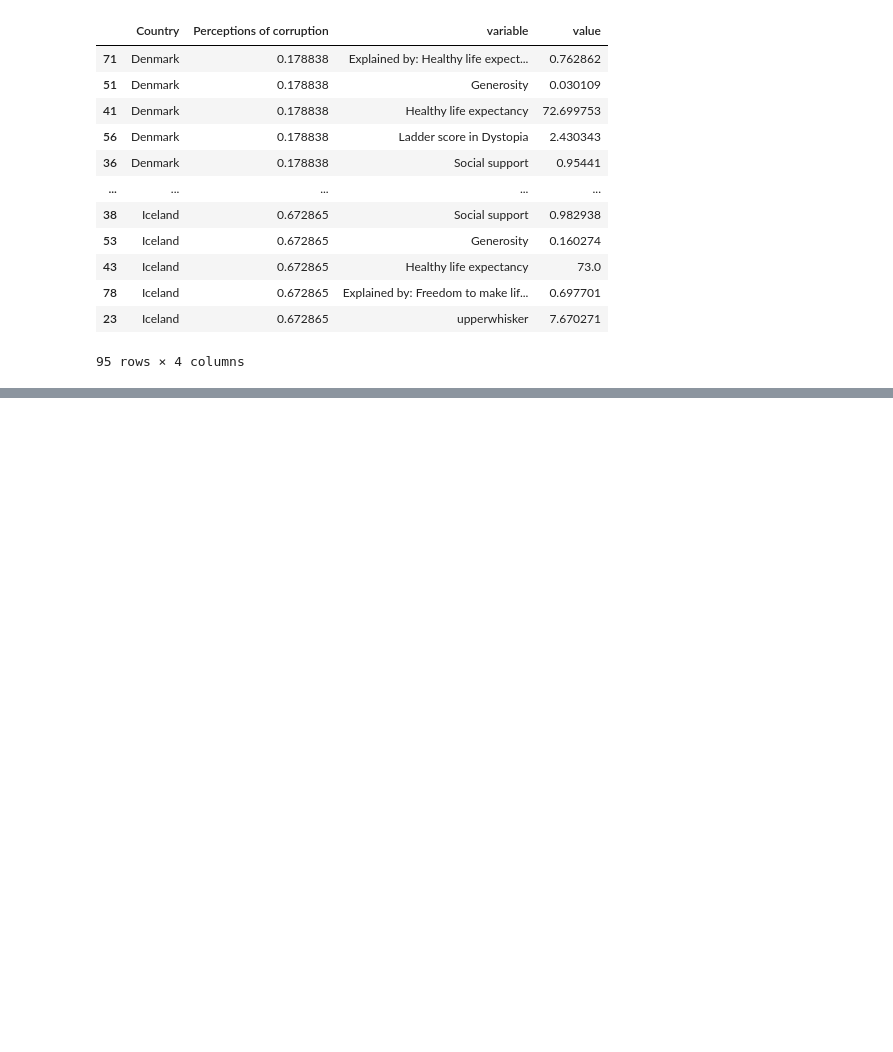
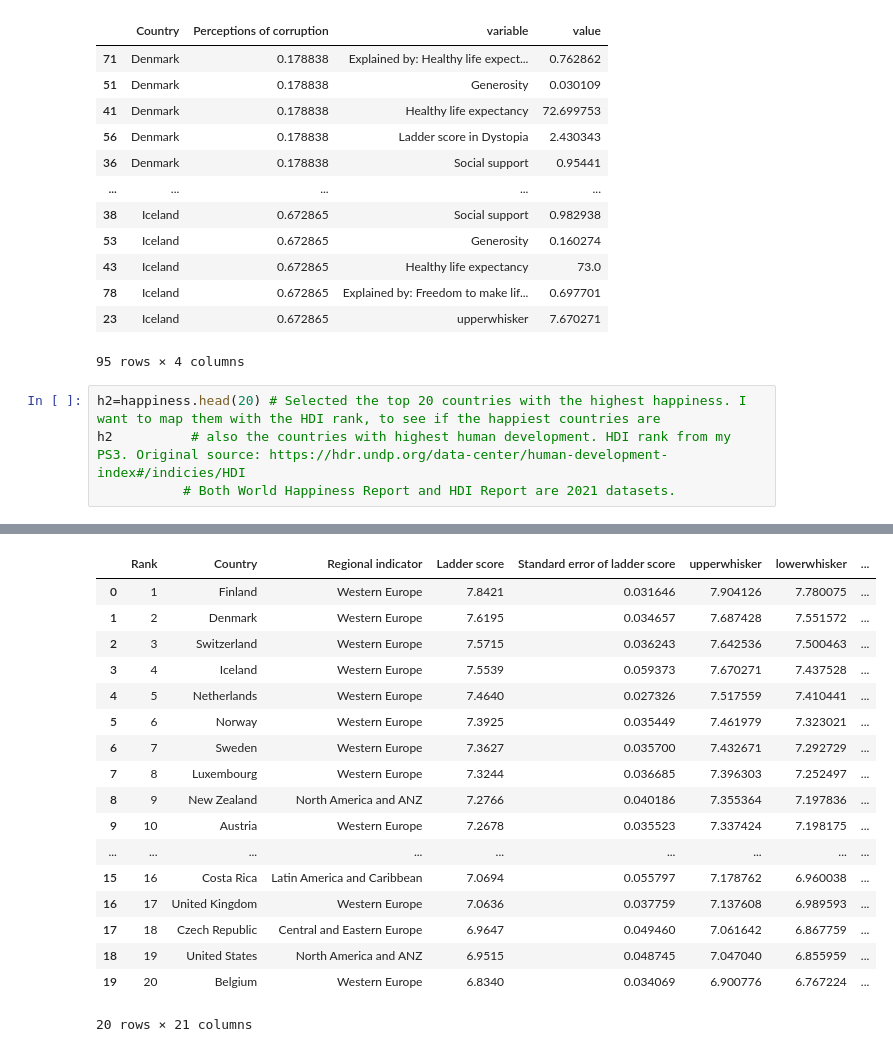
Before and after one commit to XiaoLiang28/Datamanagement, a Jupyter notebook: PS4.ipynb, the cells around one changed output, grey strips where cells are left out. Saved outputs shown, nothing was run; the diff lists cells and outputs as text; blank space fills up the shorter version.

```diff
--- a/PS4.ipynb
+++ b/PS4.ipynb
@@ -366,3 +299,8 @@ h1Melt.sort_values('Perceptions of corruption')
 | 78 | Iceland | 0.672865 | Explained by: Freedom to make lif... | 0.697701 |
 | 23 | Iceland | 0.672865 | upperwhisker | 7.670271 |
 95 rows × 4 columns
+# %%
+h2=happiness.head(20) # Selected the top 20 countries with the highest happiness. I want to map them with the HDI rank, to see if the happiest countries are
+h2          # also the countries with highest human development. HDI rank from my PS3. Original source: https://hdr.undp.org/data-center/human-development-index#/indicies/HDI
+           # Both World Happiness Report and HDI Report are 2021 datasets.
+# %% [output]
@@ -368,0 +308,18 @@ h1Melt.sort_values('Perceptions of corruption')
+|  | Rank | Country | Regional indicator | Ladder score | Standard error of ladder score | upperwhisker | lowerwhisker | ... |
+| 0 | 1 | Finland | Western Europe | 7.8421 | 0.031646 | 7.904126 | 7.780075 | ... |
+| 1 | 2 | Denmark | Western Europe | 7.6195 | 0.034657 | 7.687428 | 7.551572 | ... |
+| 2 | 3 | Switzerland | Western Europe | 7.5715 | 0.036243 | 7.642536 | 7.500463 | ... |
+| 3 | 4 | Iceland | Western Europe | 7.5539 | 0.059373 | 7.670271 | 7.437528 | ... |
+| 4 | 5 | Netherlands | Western Europe | 7.4640 | 0.027326 | 7.517559 | 7.410441 | ... |
+| 5 | 6 | Norway | Western Europe | 7.3925 | 0.035449 | 7.461979 | 7.323021 | ... |
+| 6 | 7 | Sweden | Western Europe | 7.3627 | 0.035700 | 7.432671 | 7.292729 | ... |
+| 7 | 8 | Luxembourg | Western Europe | 7.3244 | 0.036685 | 7.396303 | 7.252497 | ... |
+| 8 | 9 | New Zealand | North America and ANZ | 7.2766 | 0.040186 | 7.355364 | 7.197836 | ... |
+| 9 | 10 | Austria | Western Europe | 7.2678 | 0.035523 | 7.337424 | 7.198175 | ... |
+| ... | ... | ... | ... | ... | ... | ... | ... | ... |
+| 15 | 16 | Costa Rica | Latin America and Caribbean | 7.0694 | 0.055797 | 7.178762 | 6.960038 | ... |
+| 16 | 17 | United Kingdom | Western Europe | 7.0636 | 0.037759 | 7.137608 | 6.989593 | ... |
+| 17 | 18 | Czech Republic | Central and Eastern Europe | 6.9647 | 0.049460 | 7.061642 | 6.867759 | ... |
+| 18 | 19 | United States | North America and ANZ | 6.9515 | 0.048745 | 7.047040 | 6.855959 | ... |
+| 19 | 20 | Belgium | Western Europe | 6.8340 | 0.034069 | 6.900776 | 6.767224 | ... |
+20 rows × 21 columns
```
Also changed, not shown: parts of 18 cells of this notebook.
